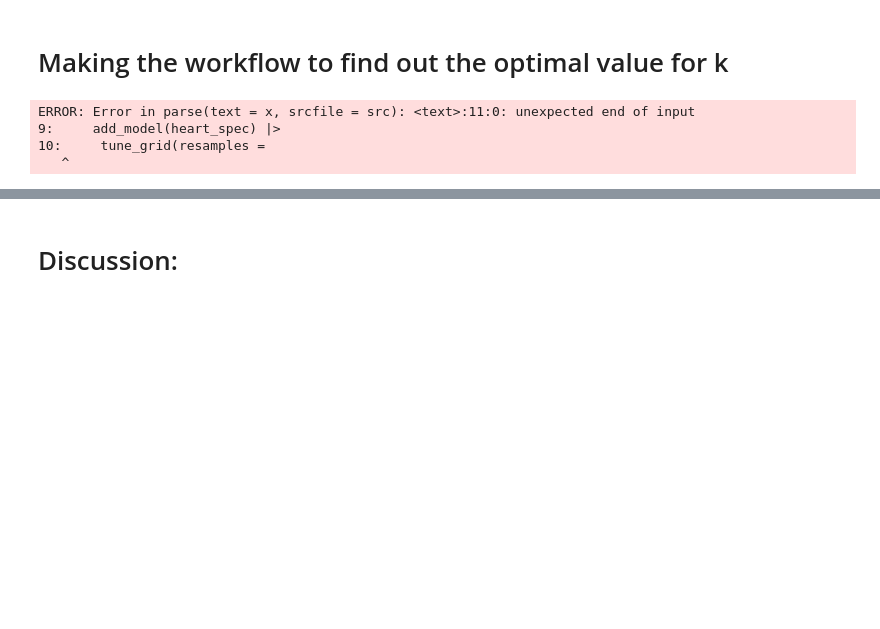
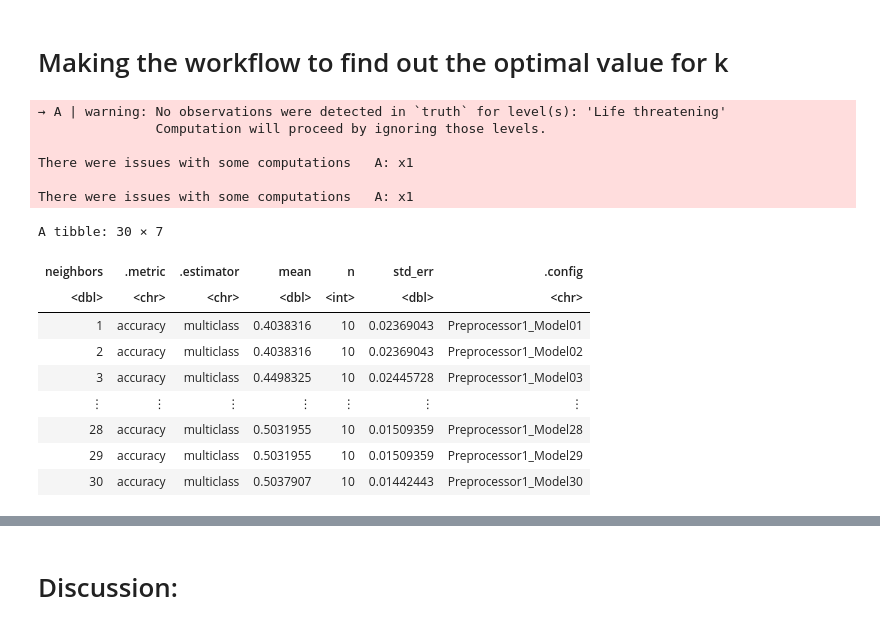
Before and after one commit to Xiaobin215/Billy_project_DSCI100, a Jupyter notebook: Billy's Final Project.ipynb, the cells around one changed output, grey strips where cells are left out. Drawn from its saved outputs; the diff is of its cells as text; code cells hidden in the pictures; blank space fills up the shorter version.

```diff
--- a/Billy's Final Project.ipynb
+++ b/Billy's Final Project.ipynb
@@ -203,16 +196,31 @@ heart_spec_tune <- nearest_neighbor(weight_func = "rectagular", neighbor = tune(
 # %%
 # In this step, I create a set of number to be used to test and find the optimal K value for the classification model.
 # Using the tibble function to make it into a data frame and seq function to create a sequence of numbers from 1 to 30 and increases each time by 1.
 k_values <- tibble(neighbors = seq(from = 1, to = 30, by = 1))
 
 # In the next step, I would be making the workflow using the function workflow that contains
 # the heart_diagnosis_recipe using the function add_recipe and heart_spec using the add_model function.
-knn_optimal_value <- workflow () |>
+knn_optimal_values <- workflow () |>
     add_recipe(heart_diagnosis_recipe) |>
-    add_model(heart_spec) |>
-    tune_grid(resamples =
+    add_model(heart_spec_tune) |>
+    tune_grid(resamples = heart_vfold, grid = k_values) |>
+    collect_metrics() |>
+    filter(.metric == "accuracy")
+knn_optimal_values
 # %% [output]
-ERROR: Error in parse(text = x, srcfile = src): <text>:11:0: unexpected end of input
-9:     add_model(heart_spec) |>
-10:     tune_grid(resamples =
-   ^
+→ A | warning: No observations were detected in `truth` for level(s): 'Life threatening'
+               Computation will proceed by ignoring those levels.
+
+There were issues with some computations   A: x1
+
+There were issues with some computations   A: x1
+A tibble: 30 × 7
+| neighbors | .metric | .estimator | mean | n | std_err | .config |
+| <dbl> | <chr> | <chr> | <dbl> | <int> | <dbl> | <chr> |
+| 1 | accuracy | multiclass | 0.4038316 | 10 | 0.02369043 | Preprocessor1_Model01 |
+| 2 | accuracy | multiclass | 0.4038316 | 10 | 0.02369043 | Preprocessor1_Model02 |
+| 3 | accuracy | multiclass | 0.4498325 | 10 | 0.02445728 | Preprocessor1_Model03 |
+| ⋮ | ⋮ | ⋮ | ⋮ | ⋮ | ⋮ | ⋮ |
+| 28 | accuracy | multiclass | 0.5031955 | 10 | 0.01509359 | Preprocessor1_Model28 |
+| 29 | accuracy | multiclass | 0.5031955 | 10 | 0.01509359 | Preprocessor1_Model29 |
+| 30 | accuracy | multiclass | 0.5037907 | 10 | 0.01442443 | Preprocessor1_Model30 |
```
Also changed, not shown: parts of 11 cells of this notebook.
